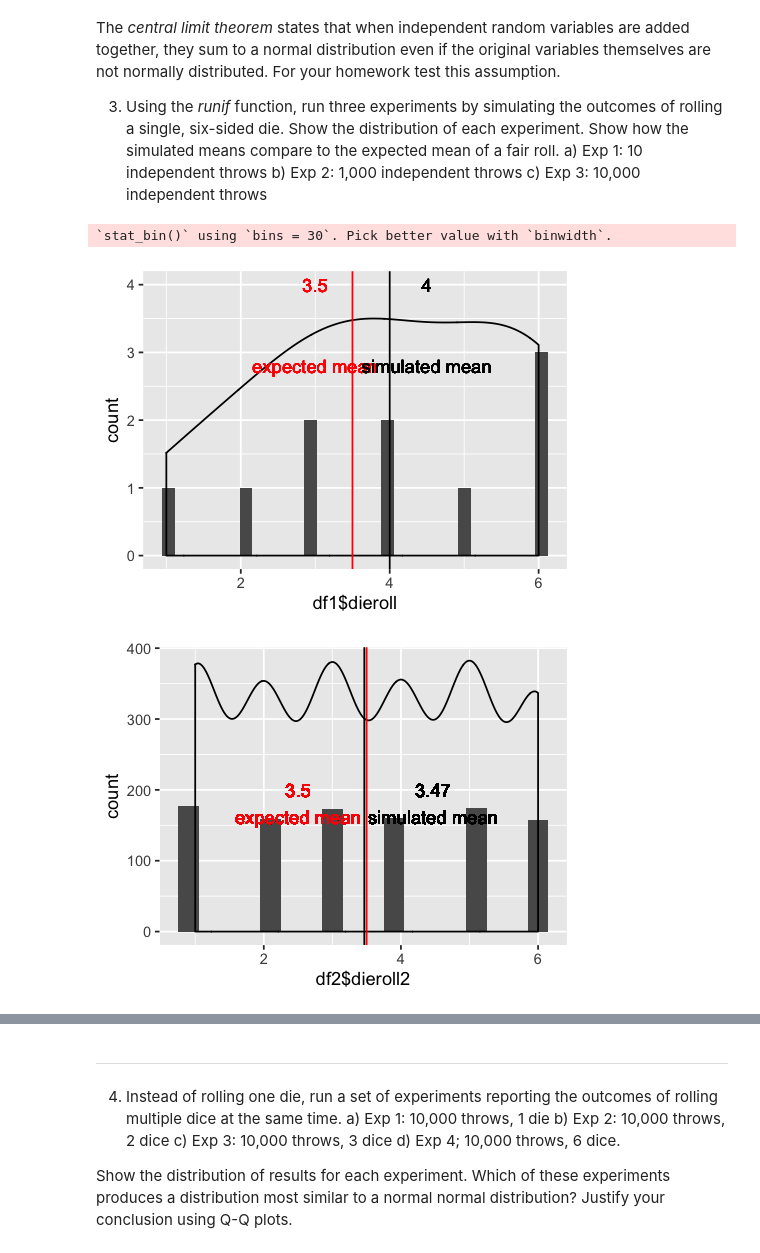
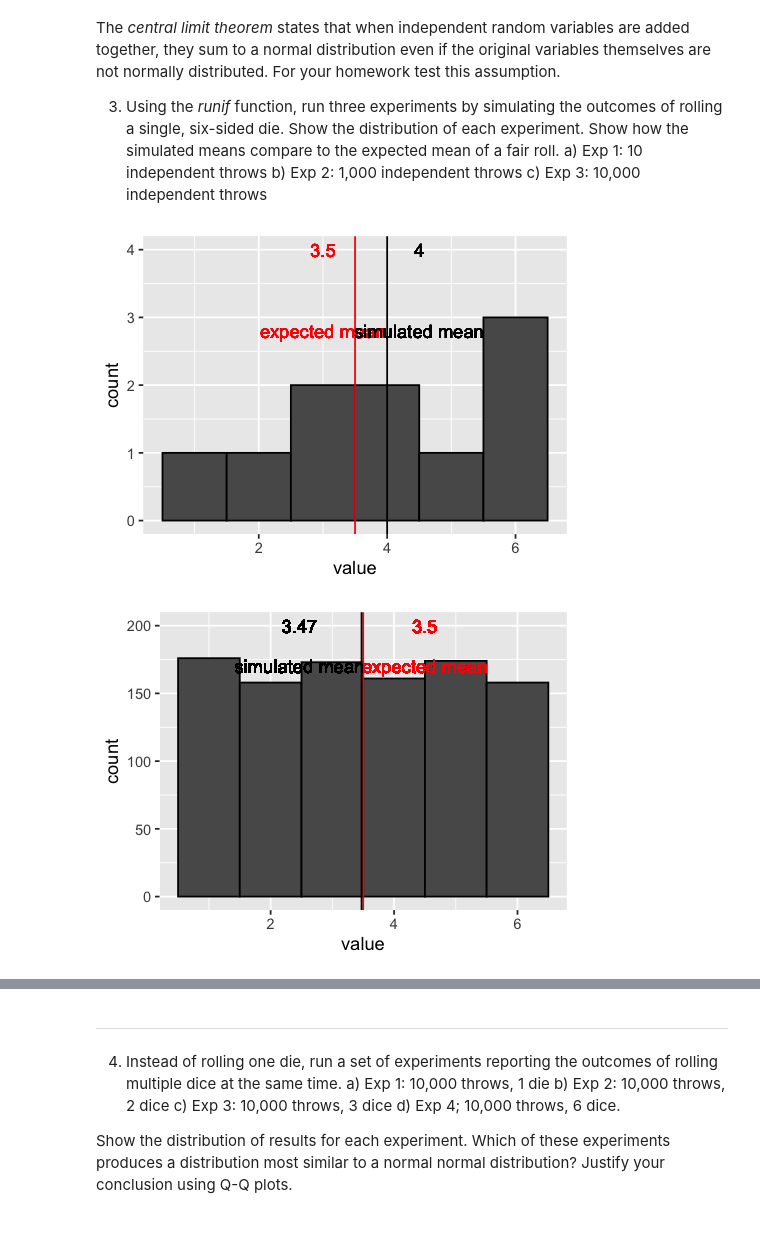
Before and after one commit to Xinying329/Hou_DSPN_S20, a Jupyter notebook: Homework3_LLN.ipynb, the cells around one changed output, grey strips where cells are left out. Drawn from its saved outputs; the diff is of its cells as text; code cells hidden in the pictures.

```diff
--- a/Homework3_LLN.ipynb
+++ b/Homework3_LLN.ipynb
@@ -46,11 +46,11 @@ The *central limit theorem* states that when independent random variables are ad
 set.seed(123)
 # a) Exp 1: 10 independent throws
 die <- 1:6
-expect_mean = sum(die)*1/6
+expect_mean <- sum(die)*1/6
 dieroll = runif(10, 0, 6)
 df1 <- data.frame(dieroll = ceiling(dieroll))
 dr1 <- ceiling(dieroll)
-ggplot(df1, aes(df1$dieroll)) + geom_histogram() + geom_density(alpha = 0.2,aes(y=2 * ..count..)) +
+ggplot(df1, aes(df1$dieroll)) + geom_histogram(color = 'black',binwidth=1)  + xlab("value") +
 geom_vline(xintercept = expect_mean,color = "red") +
 geom_vline(xintercept = mean(dr1)) +
 geom_text(aes(x=3, label=expect_mean, y=4), colour="red") +
@@ -58,21 +58,21 @@ geom_text(aes(x=3, label="\nexpected mean", y=3), colour="red") +
 geom_text(aes(x=4.5, label=round(mean(dr1),2), y=4), colour="black") +
 geom_text(aes(x=4.5, label="\nsimulated mean", y=3), colour="black")
 # %% [output]
-`stat_bin()` using `bins = 30`. Pick better value with `binwidth`.
-[figure, old version]
+[figure, new version]
 # %%
 # b) Exp 2: 1,000 independent throws
+set.seed(123)
 dieroll2 <- runif(1000, 0, 6)
 df2 <- data.frame(dieroll2 = ceiling(dieroll2))
 dr2 <- ceiling(dieroll2)
-ggplot(df2, aes(df2$dieroll2)) + geom_histogram(binwidth=0.3) + geom_density(alpha = 0.2,aes(y=2* ..count..)) +
+ggplot(df2, aes(df2$dieroll2)) + geom_histogram(color = 'black',binwidth=1)  + xlab("value") +
 geom_vline(xintercept = expect_mean,color = "red") +
 geom_vline(xintercept = mean(dr2)) +
-geom_text(aes(x=expect_mean-1, label=expect_mean, y=200), colour="red") +
-geom_text(aes(x=expect_mean-1, label="\nexpected mean", y=180), colour="red") +
-geom_text(aes(x=round(mean(dieroll2),2)+1, label=round(mean(dr2),2), y=200), colour="black") +
-geom_text(aes(x=round(mean(dieroll2),2)+1, label="\nsimulated mean", y=180), colour="black")
+geom_text(aes(x=expect_mean+1, label=expect_mean, y=200), colour="red") +
+geom_text(aes(x=expect_mean+1, label="\nexpected mean", y=180), colour="red") +
+geom_text(aes(x=round(mean(dieroll2),2)-1, label=round(mean(dr2),2), y=200), colour="black") +
+geom_text(aes(x=round(mean(dieroll2),2)-1, label="\nsimulated mean", y=180), colour="black")
 # %% [output]
-[figure, old version]
+[figure, new version]
 # %%
 # c) Exp 3: 10,000 independent throws
```
Also changed, not shown: parts of 4 cells of this notebook.
